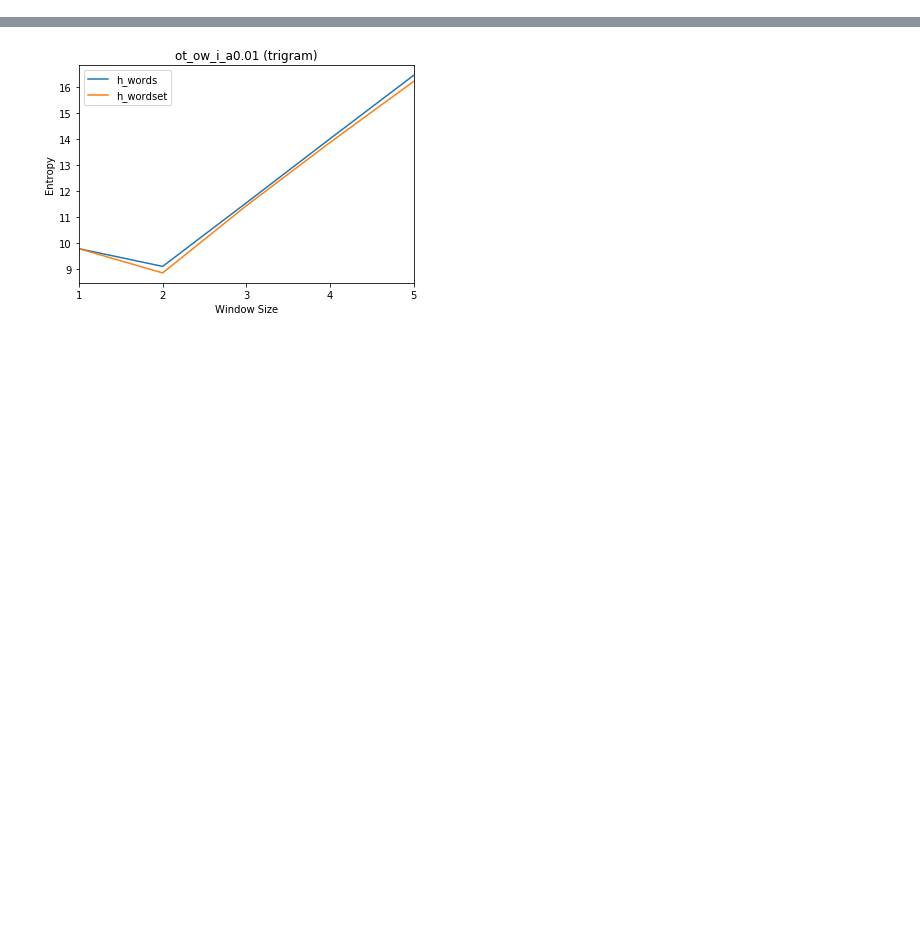
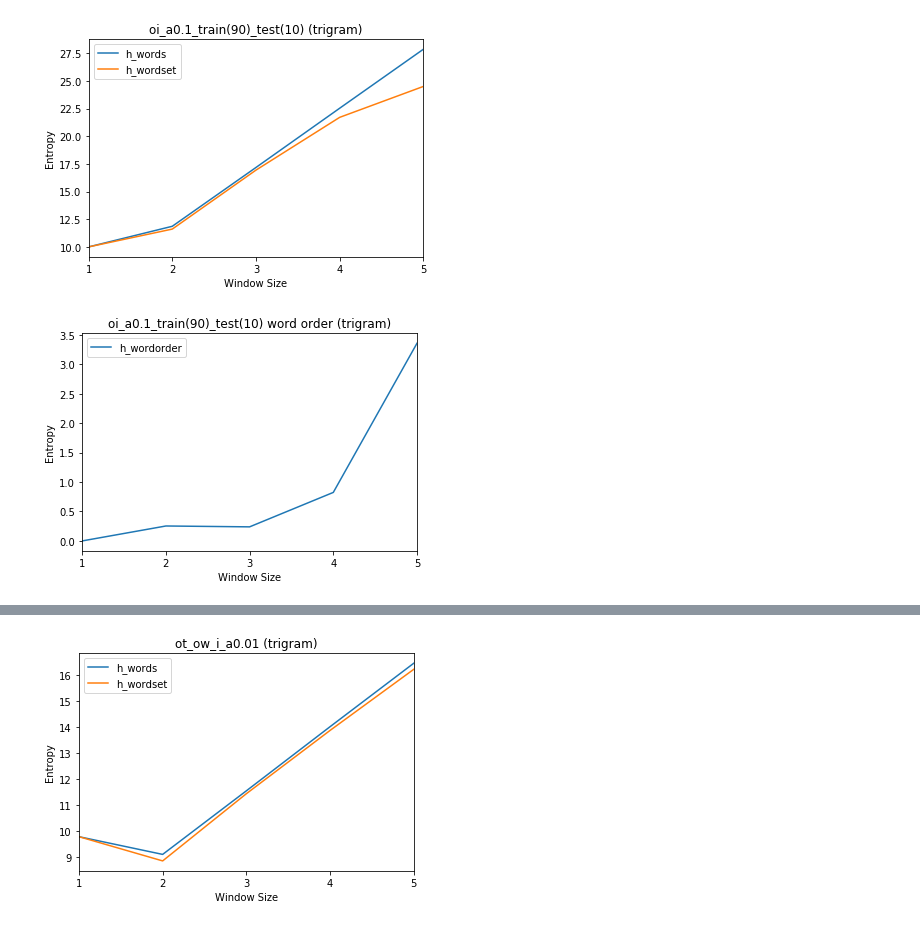
Before and after one commit to savoy1211/lsci199, a Jupyter notebook: lsci199/plot_3grams.ipynb, the cells around one changed output, grey strips where cells are left out. Saved outputs shown, nothing was run; the diff lists cells and outputs as text; code cells hidden in the pictures; blank space fills up the shorter version.

```diff
--- a/lsci199/plot_3grams.ipynb
+++ b/lsci199/plot_3grams.ipynb
@@ -27,4 +27,7 @@ file={
     "rt_ow_i_a0.1": ["3gram_random_text_ordered_window_inbound_alpha0.1_1to5_mpht"],
     "rt_rw_i_a0.01": ["3gram_random_text_random_window_inbound_alpha0.01_1to5_mpht"],
     "rt_rw_i_a0.1": ["3gram_random_text_random_window_inbound_alpha0.1_1to5_mpht"],
+
+    "oi_a0.1_train(90)_test(10)": ['3gram_ordered_inbound_alpha0.1_1to5_train(mega_text_90)_test(mega_text_10)'],
+    "ri_a0.1_train(90)_test(10)": ['3gram_random_inbound_alpha0.1_1to5_train(mega_text_90)__test(mega_text_10)'],
 }
@@ -30,0 +69,20 @@ file={
+# %%
+name = 'oi_a0.1_train(90)_test(10)'
+# name = "ot_ow_i_a0.1"
+# name = "oi_a0.1+"
+df_oi = pd.read_csv(file[name][0], index_col=0, parse_dates=True)
+df_oi['window_size'] = [1,2,3,4,5]
+df_oi['type'] = [name+"_mpht"]*5
+# df_oi
+ax = df_oi.plot(x="window_size", y=["h_words", "h_wordset"], title=name+" (trigram)")
+ax.set(xlabel="Window Size", ylabel="Entropy")
+ax.set_xticks(range(1,6,1))
+df_oi['h_wordorder'] = df_oi['h_words'] - df_oi['h_wordset']
+
+ax = df_oi.plot(x="window_size", y=['h_wordorder'], title=name+" word order (trigram)")
+ax.set(xlabel="Window Size", ylabel="Entropy")
+ax.set_xticks(range(1,6,1))
+plt.show()
+# %% [output]
+[figure, added]
+[figure, added]
```
Also changed, not shown: parts of 14 cells of this notebook, 4 other files.
